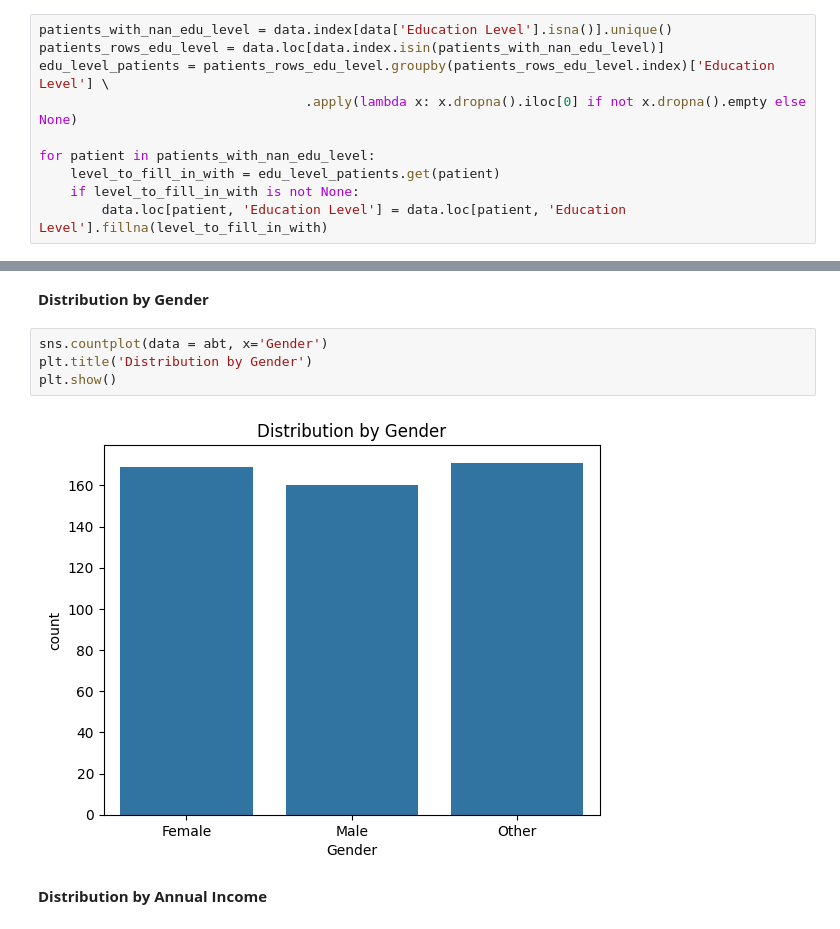
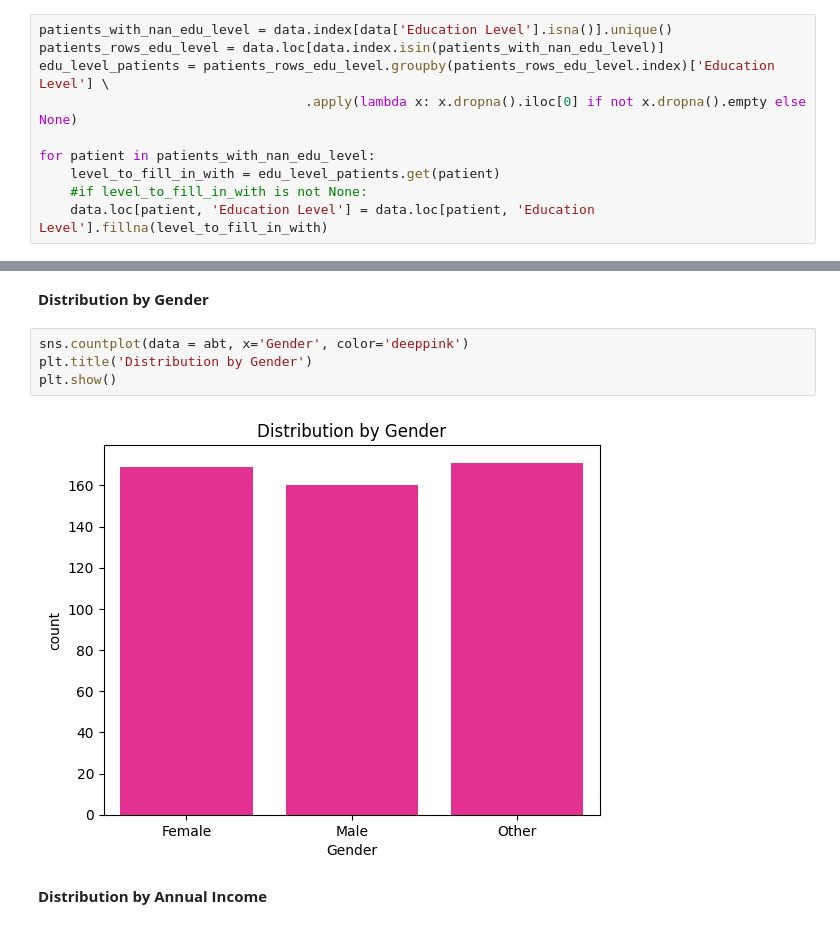
Before and after one commit to amdbsilva/pre-processing, a Jupyter notebook: projeto de datapreprocessing.ipynb, the cells around one changed output, grey strips where cells are left out. Saved outputs shown, nothing was run; the diff lists cells and outputs as text.

Commit message:
report + graph changes

```diff
--- a/projeto de datapreprocessing.ipynb
+++ b/projeto de datapreprocessing.ipynb
@@ -578,8 +578,8 @@ edu_level_patients = patients_rows_edu_level.groupby(patients_rows_edu_level.ind
 
 for patient in patients_with_nan_edu_level:
     level_to_fill_in_with = edu_level_patients.get(patient)
-    if level_to_fill_in_with is not None:
-        data.loc[patient, 'Education Level'] = data.loc[patient, 'Education Level'].fillna(level_to_fill_in_with)
+    #if level_to_fill_in_with is not None:
+    data.loc[patient, 'Education Level'] = data.loc[patient, 'Education Level'].fillna(level_to_fill_in_with)
 # %%
 data.info()
 # %% [output]
@@ -1057,11 +1046,11 @@ plt.show()
 # %% [markdown]
 **Distribution by Gender**
 # %%
-sns.countplot(data = abt, x='Gender')
+sns.countplot(data = abt, x='Gender', color='deeppink')
 plt.title('Distribution by Gender')
 plt.show()
 # %% [output]
-[figure, old version]
+[figure, new version]
 # %% [markdown]
 **Distribution by Annual Income**
 # %%
```
Also changed, not shown: parts of 9 cells of this notebook, 1 other file.
